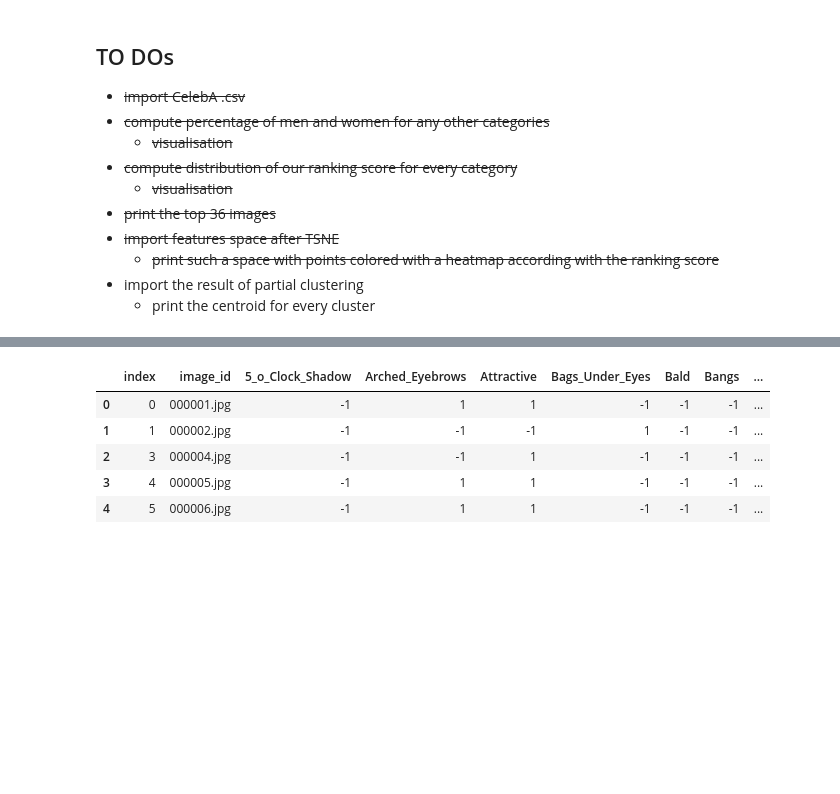
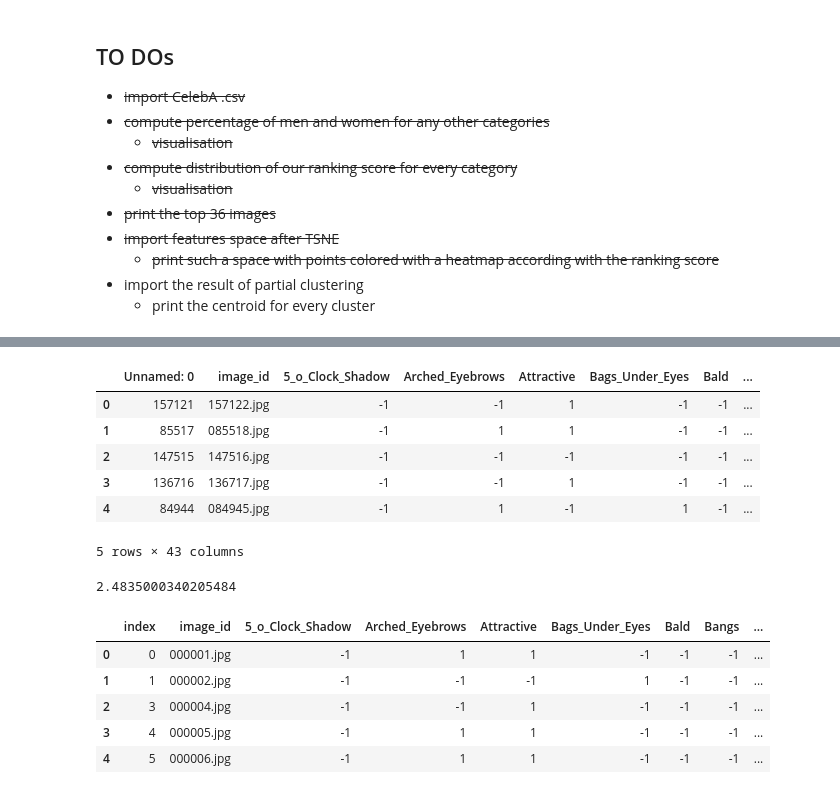
Before and after one commit to nobias-project/OT-ICNN-bias, a Jupyter notebook: notebooks/Evaluation_Experiments_CelebA.ipynb, the cells around one changed output, grey strips where cells are left out. Drawn from its saved outputs; the diff is of its cells as text; code cells hidden in the pictures; blank space fills up the shorter version.

```diff
--- a/notebooks/Evaluation_Experiments_CelebA.ipynb
+++ b/notebooks/Evaluation_Experiments_CelebA.ipynb
@@ -47,3 +84,19 @@ models_folder = ('../results/Results_CelebA_facenet/'
+# %%
+female = pd.read_csv(female_csv)
+
+female.head()
+# %% [output]
+|  | Unnamed: 0 | image_id | 5_o_Clock_Shadow | Arched_Eyebrows | Attractive | Bags_Under_Eyes | Bald | ... |
+| 0 | 157121 | 157122.jpg | -1 | -1 | 1 | -1 | -1 | ... |
+| 1 | 85517 | 085518.jpg | -1 | 1 | 1 | -1 | -1 | ... |
+| 2 | 147515 | 147516.jpg | -1 | -1 | -1 | -1 | -1 | ... |
+| 3 | 136716 | 136717.jpg | -1 | -1 | 1 | -1 | -1 | ... |
+| 4 | 84944 | 084945.jpg | -1 | 1 | -1 | 1 | -1 | ... |
+5 rows × 43 columns
+# %%
+100*(female["Eyeglasses"] == 1).sum()/len(female)
+# %% [output]
+2.4835000340205484
 # %%
 # import celebA data
 df = pd.read_csv(celebA_csv)
```
Also changed, not shown: parts of 5 cells of this notebook, 3 other files.
